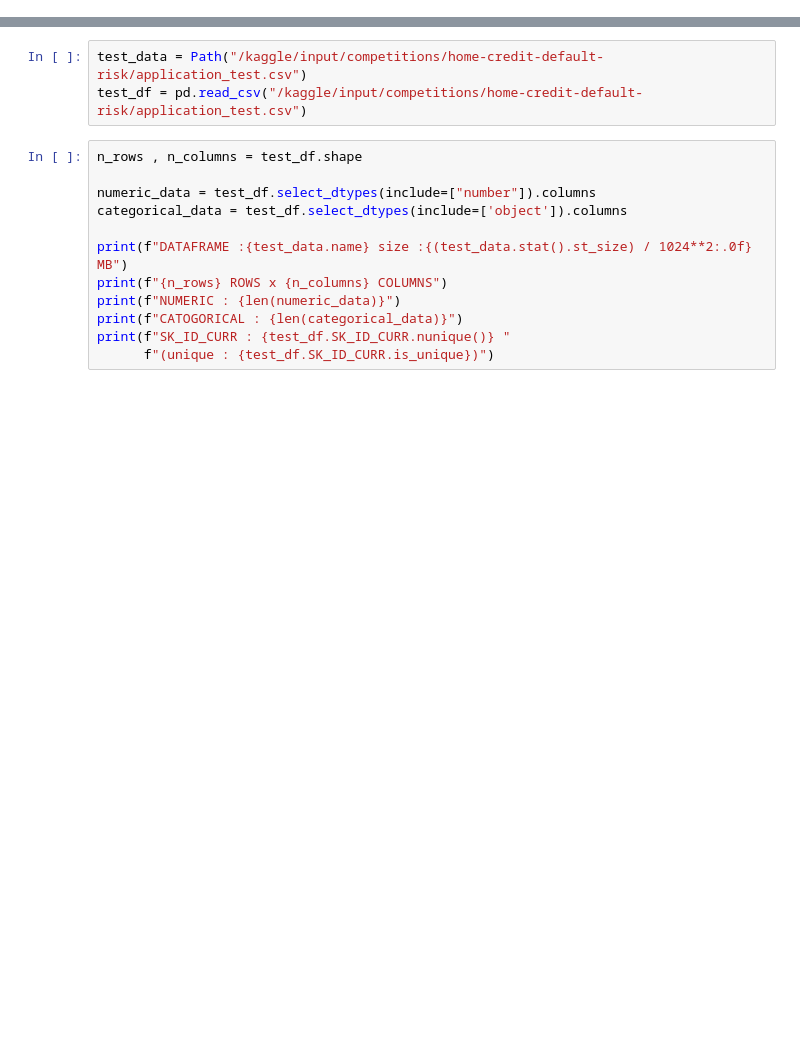
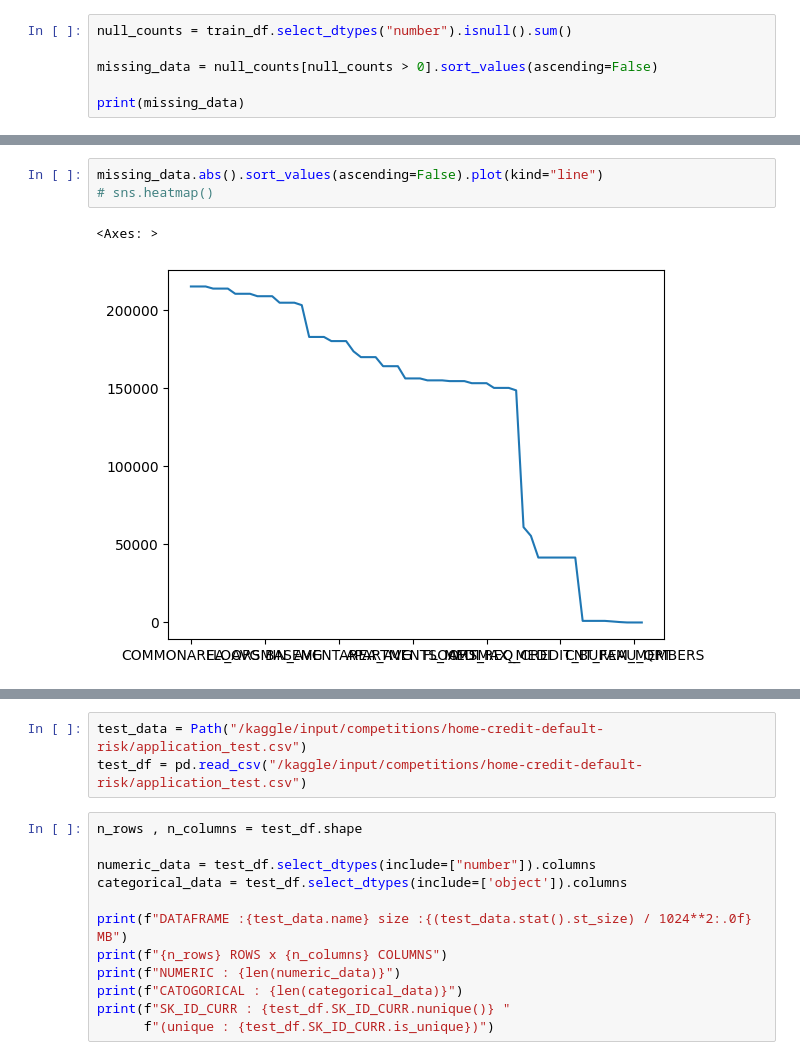
Before and after one commit to Sunny-Kumar-1/Loan-Default-Predictor, a Jupyter notebook: notebook.ipynb, the cells around one changed output, grey strips where cells are left out. Saved outputs shown, nothing was run; the diff lists cells and outputs as text; blank space fills up the shorter version.

```diff
--- a/notebook.ipynb
+++ b/notebook.ipynb
@@ -54,0 +121,6 @@ train_df.drop("DAYS_EMPLOYED",axis=1,inplace=True,errors="ignore")
+# %%
+null_counts = train_df.select_dtypes("number").isnull().sum()
+
+missing_data = null_counts[null_counts > 0].sort_values(ascending=False)
+
+print(missing_data)
@@ -55,2 +140,8 @@ train_df.drop("DAYS_EMPLOYED",axis=1,inplace=True,errors="ignore")
+# %%
+missing_data.abs().sort_values(ascending=False).plot(kind="line")
+# sns.heatmap()
+# %% [output]
+<Axes: >
+[figure, added]
 # %%
 train_df.info()
```
Also changed, not shown: parts of 53 cells of this notebook.
